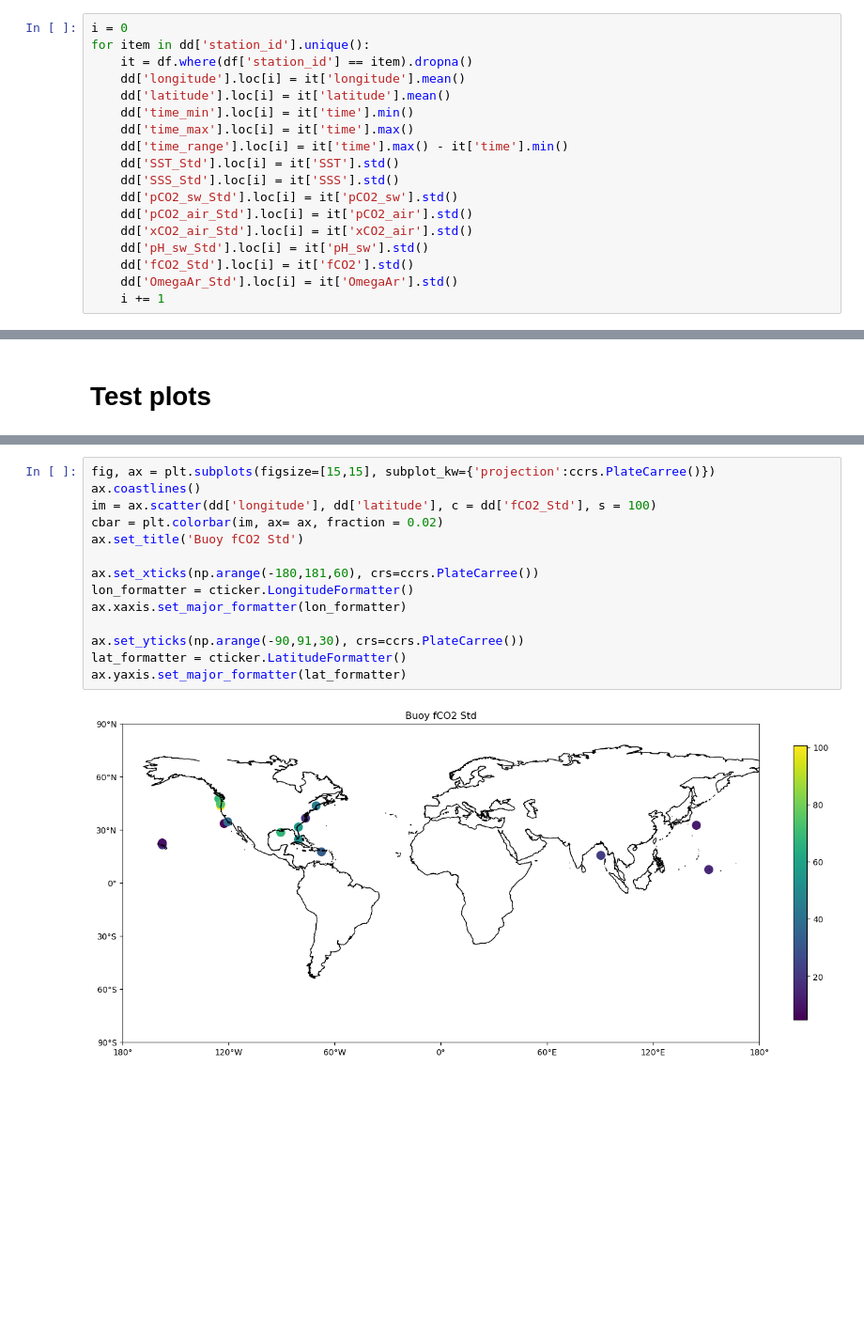
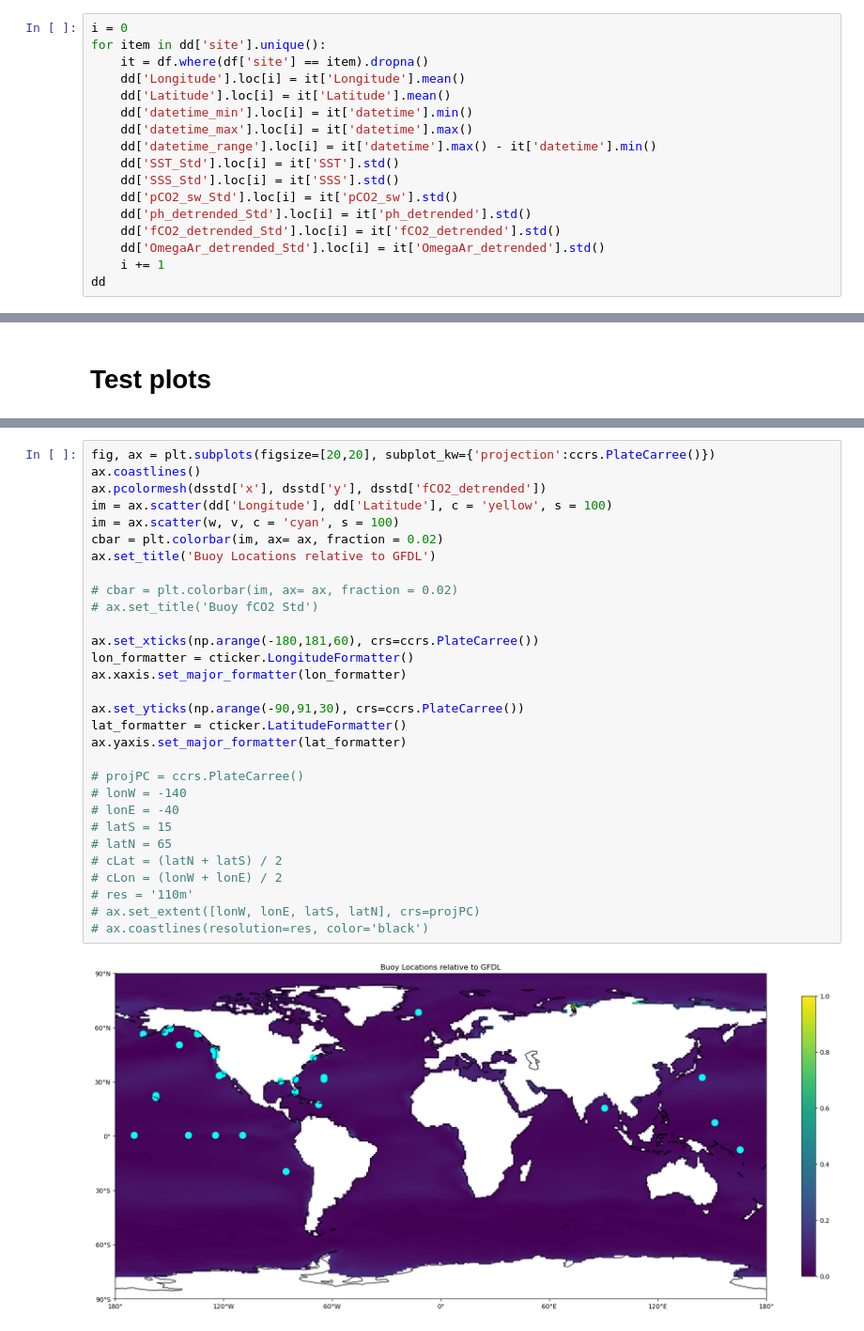
Before and after one commit to abby-baskind/YoE, a Jupyter notebook: buoy_analysis.ipynb, the cells around one changed output, grey strips where cells are left out. Shown: that part at 94% size. Cells and saved outputs as stored; diff of their text form; blank space fills up the shorter version.

Commit message:
buoy data

```diff
--- a/buoy_analysis.ipynb
+++ b/buoy_analysis.ipynb
@@ -150,19 +146,18 @@ dd
 ## Write Stds to `dd` dataframe
 # %%
 i = 0
-for item in dd['station_id'].unique():
-    it = df.where(df['station_id'] == item).dropna()
-    dd['longitude'].loc[i] = it['longitude'].mean()
-    dd['latitude'].loc[i] = it['latitude'].mean()
-    dd['time_min'].loc[i] = it['time'].min()
-    dd['time_max'].loc[i] = it['time'].max()
-    dd['time_range'].loc[i] = it['time'].max() - it['time'].min()
+for item in dd['site'].unique():
+    it = df.where(df['site'] == item).dropna()
+    dd['Longitude'].loc[i] = it['Longitude'].mean()
+    dd['Latitude'].loc[i] = it['Latitude'].mean()
+    dd['datetime_min'].loc[i] = it['datetime'].min()
+    dd['datetime_max'].loc[i] = it['datetime'].max()
+    dd['datetime_range'].loc[i] = it['datetime'].max() - it['datetime'].min()
     dd['SST_Std'].loc[i] = it['SST'].std()
     dd['SSS_Std'].loc[i] = it['SSS'].std()
     dd['pCO2_sw_Std'].loc[i] = it['pCO2_sw'].std()
-    dd['pCO2_air_Std'].loc[i] = it['pCO2_air'].std()
-    dd['xCO2_air_Std'].loc[i] = it['xCO2_air'].std()
-    dd['pH_sw_Std'].loc[i] = it['pH_sw'].std()
-    dd['fCO2_Std'].loc[i] = it['fCO2'].std()
-    dd['OmegaAr_Std'].loc[i] = it['OmegaAr'].std()
+    dd['ph_detrended_Std'].loc[i] = it['ph_detrended'].std()
+    dd['fCO2_detrended_Std'].loc[i] = it['fCO2_detrended'].std()
+    dd['OmegaAr_detrended_Std'].loc[i] = it['OmegaAr_detrended'].std()
     i += 1
+dd
@@ -275,16 +308,32 @@ d2g.upload(dd_mean, spreadsheet_key, wks_name, credentials=credentials, row_name
 # %%
-fig, ax = plt.subplots(figsize=[15,15], subplot_kw={'projection':ccrs.PlateCarree()})
+fig, ax = plt.subplots(figsize=[20,20], subplot_kw={'projection':ccrs.PlateCarree()})
 ax.coastlines()
-im = ax.scatter(dd['longitude'], dd['latitude'], c = dd['fCO2_Std'], s = 100)
+ax.pcolormesh(dsstd['x'], dsstd['y'], dsstd['fCO2_detrended'])
+im = ax.scatter(dd['Longitude'], dd['Latitude'], c = 'yellow', s = 100)
+im = ax.scatter(w, v, c = 'cyan', s = 100)
 cbar = plt.colorbar(im, ax= ax, fraction = 0.02)
-ax.set_title('Buoy fCO2 Std')
+ax.set_title('Buoy Locations relative to GFDL')
+
+# cbar = plt.colorbar(im, ax= ax, fraction = 0.02)
+# ax.set_title('Buoy fCO2 Std')
 
 ax.set_xticks(np.arange(-180,181,60), crs=ccrs.PlateCarree())
 lon_formatter = cticker.LongitudeFormatter()
 ax.xaxis.set_major_formatter(lon_formatter)
 
 ax.set_yticks(np.arange(-90,91,30), crs=ccrs.PlateCarree())
 lat_formatter = cticker.LatitudeFormatter()
 ax.yaxis.set_major_formatter(lat_formatter)
+
+# projPC = ccrs.PlateCarree()
+# lonW = -140
+# lonE = -40
+# latS = 15
+# latN = 65
+# cLat = (latN + latS) / 2
+# cLon = (lonW + lonE) / 2
+# res = '110m'
+# ax.set_extent([lonW, lonE, latS, latN], crs=projPC)
+# ax.coastlines(resolution=res, color='black')
 # %% [output]
-[figure, old version]
+[figure, new version]
```
Also changed, not shown: parts of 29 cells of this notebook, 3 other files.
